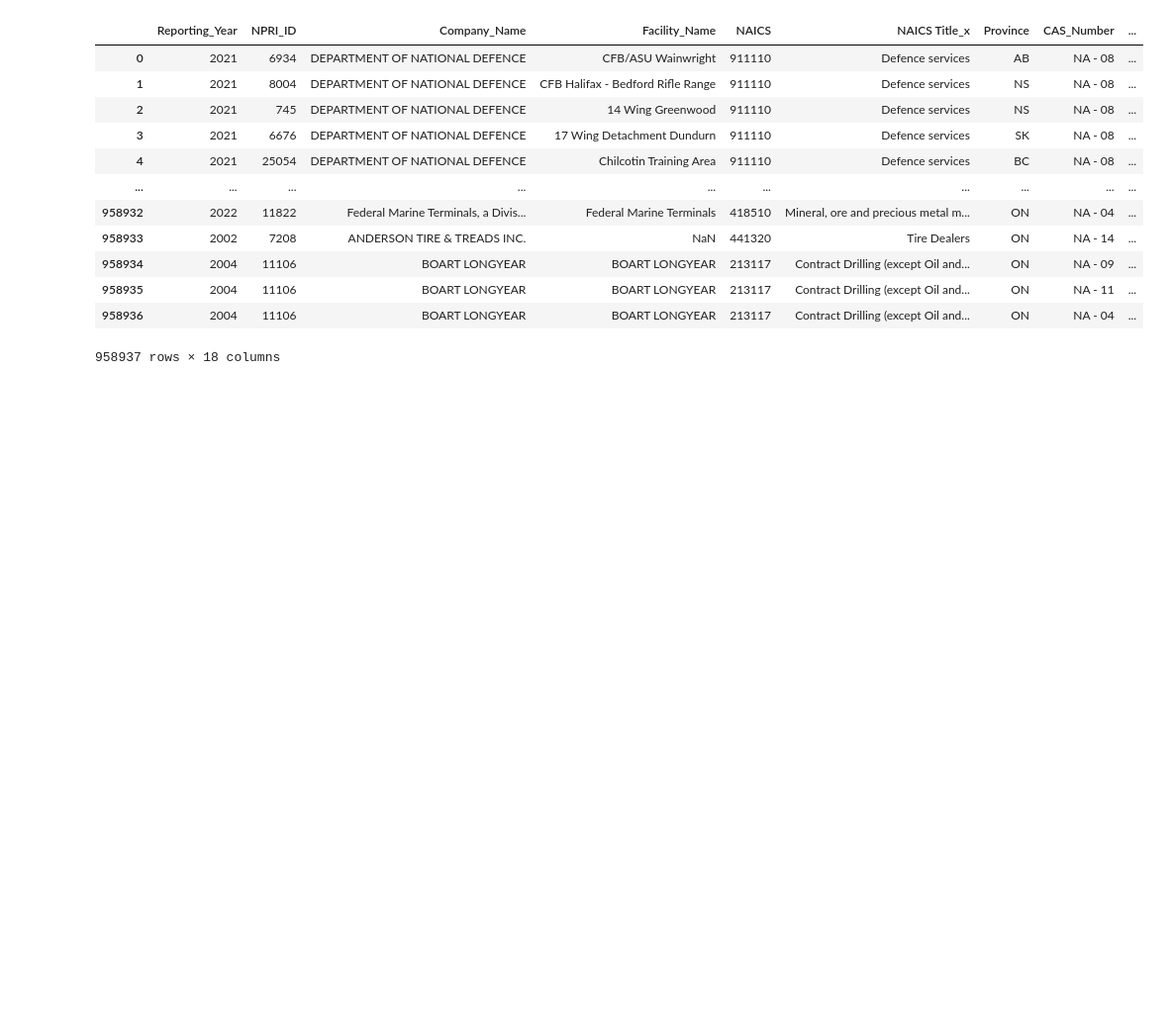
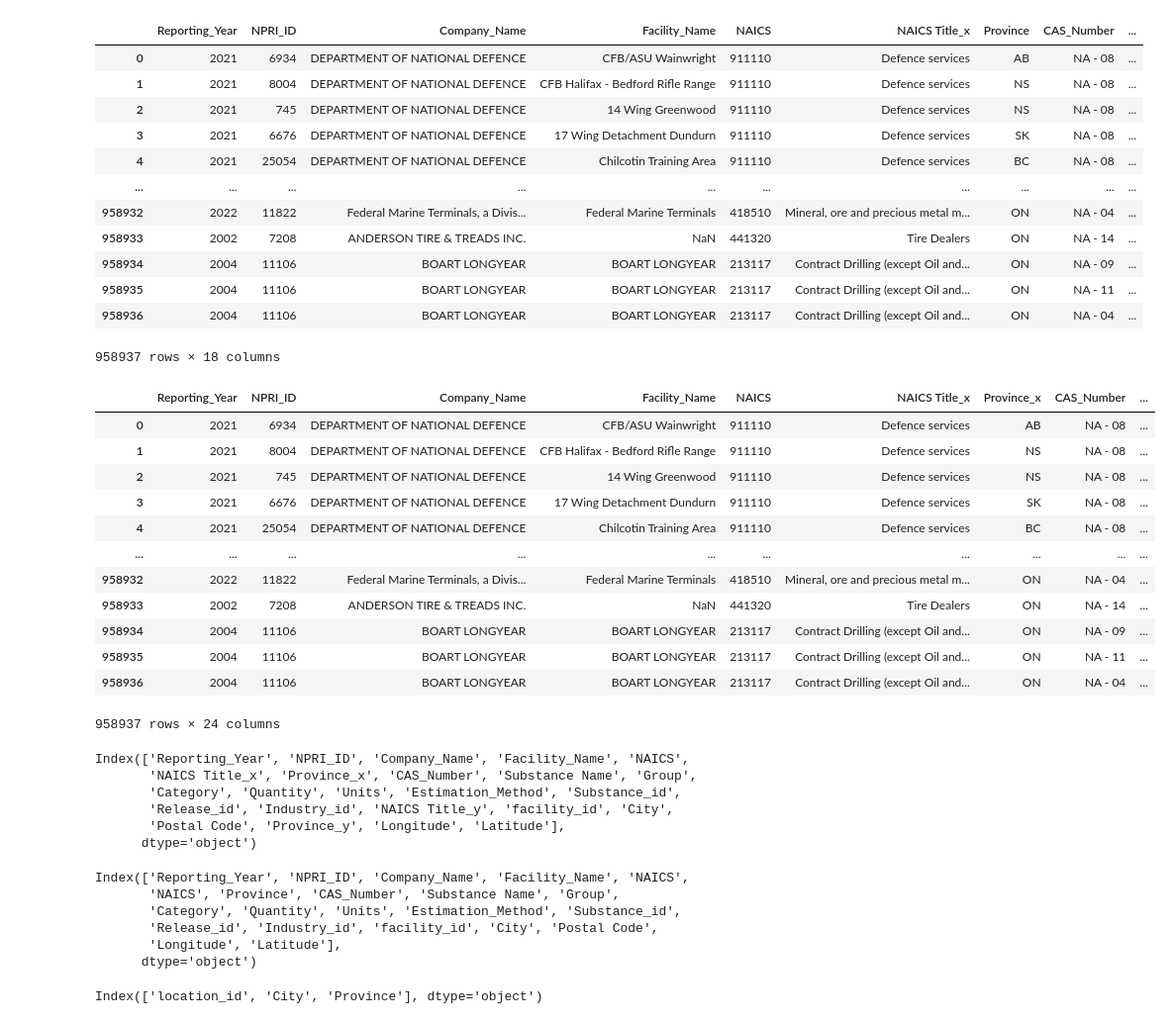
Before and after one commit to Miten7/data-sci-project, a Jupyter notebook: phase_2_data_staging.ipynb, the cells around one changed output. Shown at 99% size. Cells and saved outputs as stored; diff of their text form; code cells hidden in the pictures; blank space fills up the shorter version.

```diff
--- a/phase_2_data_staging.ipynb
+++ b/phase_2_data_staging.ipynb
@@ -472,0 +427,4 @@ df
+# %%
+# facility dimension
+facility_dim = pd.read_csv('facility_dimension_new.csv')
+facility_dim.head()
@@ -472,0 +438,5 @@ df
+# %%
+# dropping unnnecessary index
+facility_dim = facility_dim.drop(['Unnamed: 0'],axis = 1)
+facility_dim = facility_dim.rename(columns={'NPRI ID': 'NPRI_ID', 'Facility Name': 'Facility_Name'})
+facility_dim.head()
@@ -507,3 +587,30 @@ fact_table
 | 958935 | 2004 | 11106 | BOART LONGYEAR | BOART LONGYEAR | 213117 | Contract Drilling (except Oil and... | ON | NA - 11 | ... |
 | 958936 | 2004 | 11106 | BOART LONGYEAR | BOART LONGYEAR | 213117 | Contract Drilling (except Oil and... | ON | NA - 04 | ... |
 958937 rows × 18 columns
+# %%
+# merge facility dimension
+fact_table = pd.merge(fact_table, facility_dim, on=['NPRI_ID','Facility_Name'], how='left')
+fact_table
+# %% [output]
+|  | Reporting_Year | NPRI_ID | Company_Name | Facility_Name | NAICS | NAICS Title_x | Province_x | CAS_Number | ... |
+| 0 | 2021 | 6934 | DEPARTMENT OF NATIONAL DEFENCE | CFB/ASU Wainwright | 911110 | Defence services | AB | NA - 08 | ... |
+| 1 | 2021 | 8004 | DEPARTMENT OF NATIONAL DEFENCE | CFB Halifax - Bedford Rifle Range | 911110 | Defence services | NS | NA - 08 | ... |
+| 2 | 2021 | 745 | DEPARTMENT OF NATIONAL DEFENCE | 14 Wing Greenwood | 911110 | Defence services | NS | NA - 08 | ... |
+| 3 | 2021 | 6676 | DEPARTMENT OF NATIONAL DEFENCE | 17 Wing Detachment Dundurn | 911110 | Defence services | SK | NA - 08 | ... |
+| 4 | 2021 | 25054 | DEPARTMENT OF NATIONAL DEFENCE | Chilcotin Training Area | 911110 | Defence services | BC | NA - 08 | ... |
+| ... | ... | ... | ... | ... | ... | ... | ... | ... | ... |
+| 958932 | 2022 | 11822 | Federal Marine Terminals, a Divis... | Federal Marine Terminals | 418510 | Mineral, ore and precious metal m... | ON | NA - 04 | ... |
+| 958933 | 2002 | 7208 | ANDERSON TIRE & TREADS INC. | NaN | 441320 | Tire Dealers | ON | NA - 14 | ... |
+| 958934 | 2004 | 11106 | BOART LONGYEAR | BOART LONGYEAR | 213117 | Contract Drilling (except Oil and... | ON | NA - 09 | ... |
+| 958935 | 2004 | 11106 | BOART LONGYEAR | BOART LONGYEAR | 213117 | Contract Drilling (except Oil and... | ON | NA - 11 | ... |
+| 958936 | 2004 | 11106 | BOART LONGYEAR | BOART LONGYEAR | 213117 | Contract Drilling (except Oil and... | ON | NA - 04 | ... |
+958937 rows × 24 columns
+# %%
+fact_table.columns
+# %% [output]
+Index(['Reporting_Year', 'NPRI_ID', 'Company_Name', 'Facility_Name', 'NAICS',
+       'NAICS Title_x', 'Province_x', 'CAS_Number', 'Substance Name', 'Group',
+       'Category', 'Quantity', 'Units', 'Estimation_Method', 'Substance_id',
+       'Release_id', 'Industry_id', 'NAICS Title_y', 'facility_id', 'City',
+       'Postal Code', 'Province_y', 'Longitude', 'Latitude'],
+      dtype='object')
@@ -509,0 +621,13 @@ fact_table
+# %%
+fact_table.columns
+# %% [output]
+Index(['Reporting_Year', 'NPRI_ID', 'Company_Name', 'Facility_Name', 'NAICS',
+       'NAICS', 'Province', 'CAS_Number', 'Substance Name', 'Group',
+       'Category', 'Quantity', 'Units', 'Estimation_Method', 'Substance_id',
+       'Release_id', 'Industry_id', 'facility_id', 'City', 'Postal Code',
+       'Longitude', 'Latitude'],
+      dtype='object')
+# %%
+location_dim.columns
+# %% [output]
+Index(['location_id', 'City', 'Province'], dtype='object')
```
Also changed, not shown: parts of 28 cells of this notebook.
